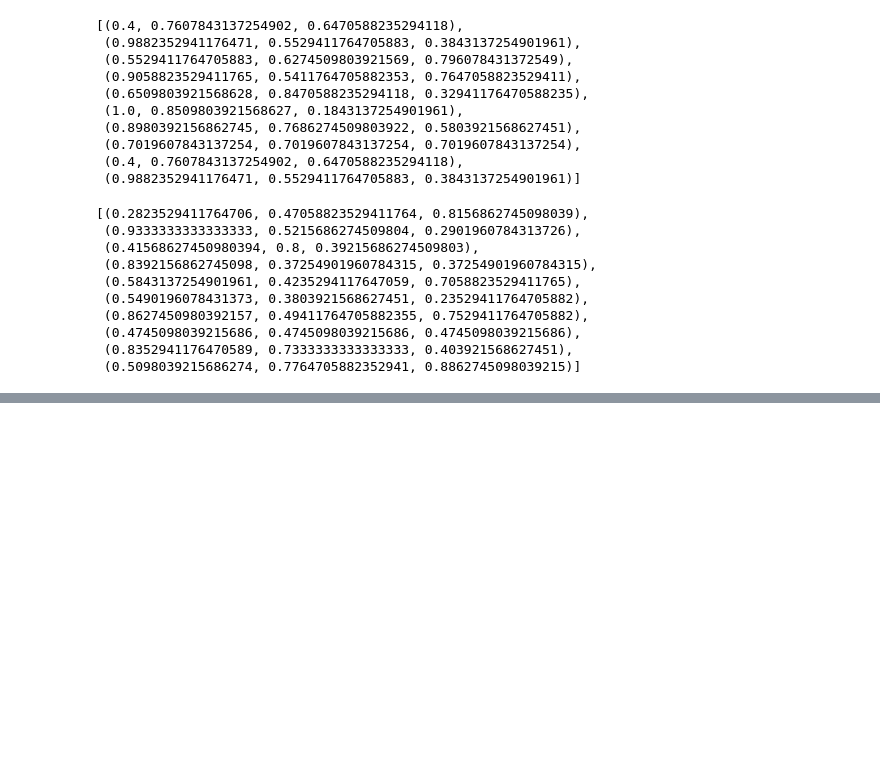
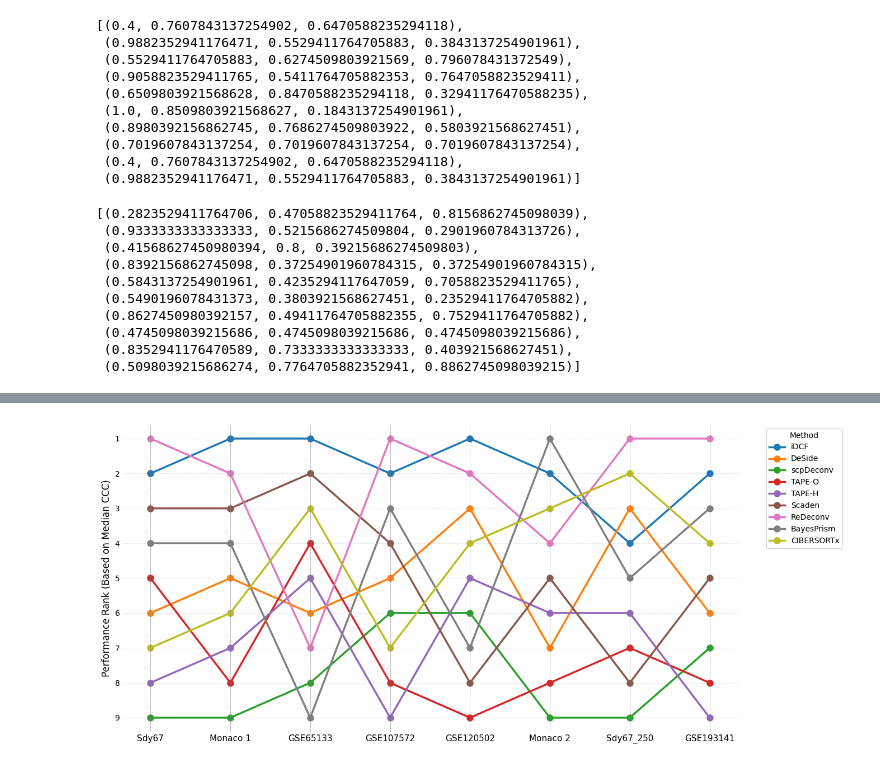
Before and after one commit to gstaryu/iDCF, a Jupyter notebook: plot/result_display.ipynb, the cells around one changed output, grey strips where cells are left out. Drawn from its saved outputs; the diff is of its cells as text; code cells hidden in the pictures; blank space fills up the shorter version.

```diff
--- a/plot/result_display.ipynb
+++ b/plot/result_display.ipynb
@@ -457,0 +625,13 @@ plot_ccc_comparison(celltype_results[celltype_results['Dataset'] != 'Brain_human
+# %%
+method_order_list = ['iDCF', 'DeSide', 'scpDeconv', 'TAPE-O', 'TAPE-H', 'Scaden', 'ReDeconv', 'BayesPrism', 'CIBERSORTx']
+dataset_order_list = ['Sdy67','Monaco 1','GSE65133', 'GSE107572', 'GSE120502', 'Monaco 2', 'Sdy67_250', 'GSE193141']
+
+# 使用新函数和您指定的顺序列表来调用
+plot_ranking_slope_chart(
+    celltype_results,
+    dataset_order=dataset_order_list,
+    method_order=method_order_list,
+    filename='../results/plot/method_performance'
+)
+# %% [output]
+[figure, added]
```
Also changed, not shown: parts of 11 cells of this notebook, 12 other files.
